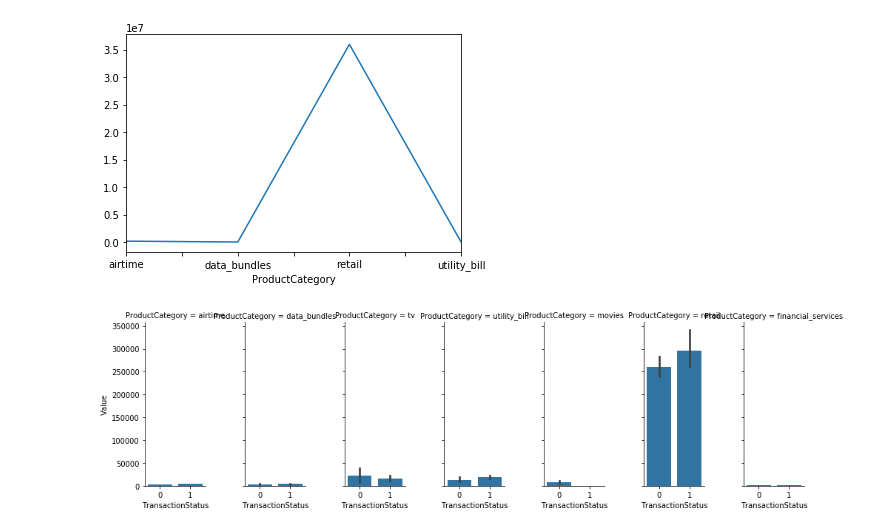
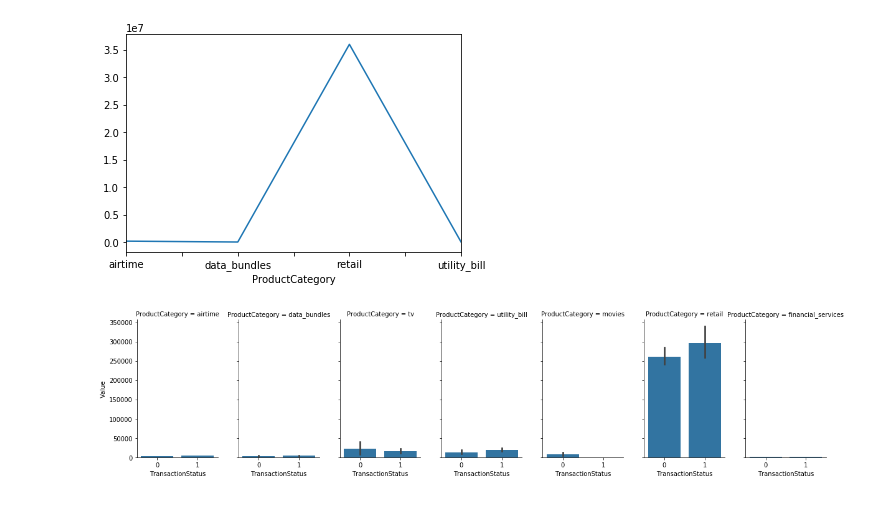
Before and after one commit to H-u-g-o/Credit-Score, a Jupyter notebook: Credit Score.ipynb, the cells around one changed output. Cells and saved outputs as stored; diff of their text form; code cells hidden in the pictures.

```diff
--- a/Credit Score.ipynb
+++ b/Credit Score.ipynb
@@ -154,7 +155,8 @@ groupby_ProductCategory.Value.plot()
 <matplotlib.axes._subplots.AxesSubplot at 0x...>
 [figure]
 # %%
-g = sns.FacetGrid(train_df, col="ProductCategory", height=4, aspect=.5)
+#Number of transaction fail/Succeded per Product Category
+g = sns.FacetGrid(train_df, col="ProductCategory", height=4, aspect=.6)
 g.map(sns.barplot, "TransactionStatus", "Value");
 # %% [output]
-[figure, old version]
+[figure, new version]
```
Also changed, not shown: parts of 2 cells of this notebook.
